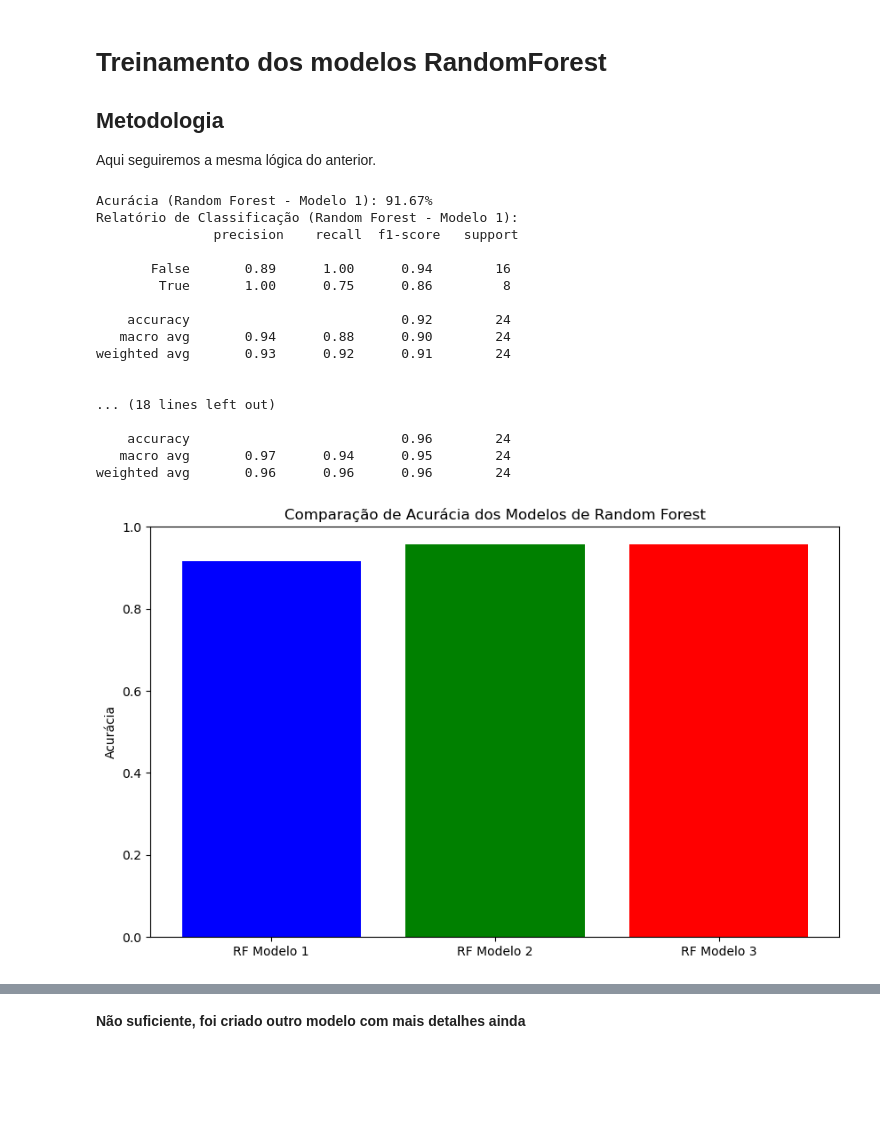
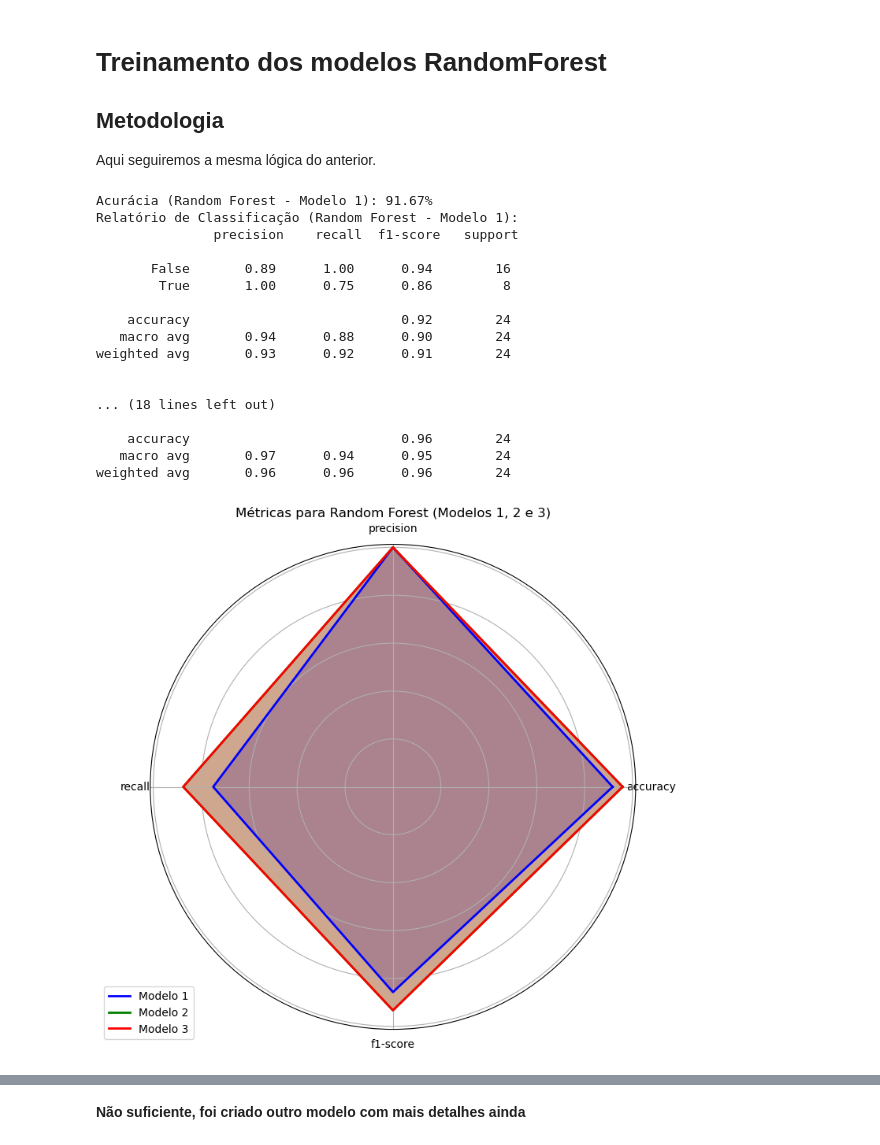
Before and after one commit to joaquimchianca/predict-nba-player-score, a Jupyter notebook: projeto_joaquim_chianca.ipynb, the cells around one changed output, grey strips where cells are left out. Cells and saved outputs as stored; diff of their text form; code cells hidden in the pictures; blank space fills up the shorter version.

```diff
--- a/projeto_joaquim_chianca.ipynb
+++ b/projeto_joaquim_chianca.ipynb
@@ -356,31 +434,74 @@ y_pred_rf_3 = rf_model_3.predict(X_test)
 accuracy_rf_3 = accuracy_score(y_test, y_pred_rf_3)
 classification_rep_rf_3 = classification_report(y_test, y_pred_rf_3)
 
 print(f"\nAcurácia (Random Forest - Modelo 3): {accuracy_rf_3 * 100:.2f}%")
 print("Relatório de Classificação (Random Forest - Modelo 3):\n", classification_rep_rf_3)
 
+metrics_rf_1 = {}
+metrics_rf_2 = {}
+metrics_rf_3 = {}
+
+for model_num, (accuracy, classification_rep, metrics_dict) in enumerate([
+    (accuracy_rf_1, classification_rep_rf_1, metrics_rf_1),
+    (accuracy_rf_2, classification_rep_rf_2, metrics_rf_2),
+    (accuracy_rf_3, classification_rep_rf_3, metrics_rf_3)
+], start=1):
+    metrics_dict['accuracy'] = accuracy
+    report = classification_report(y_test, eval(f'y_pred_rf_{model_num}'), output_dict=True)
+    metrics_dict['precision'] = report['True']['precision']
+    metrics_dict['recall'] = report['True']['recall']
+    metrics_dict['f1-score'] = report['True']['f1-score']
+
+categories = ['accuracy', 'precision', 'recall', 'f1-score']
+values_rf_1 = list(metrics_rf_1.values())
+values_rf_2 = list(metrics_rf_2.values())
+values_rf_3 = list(metrics_rf_3.values())
+
+values_rf_1.append(values_rf_1[0])
+values_rf_2.append(values_rf_2[0])
+values_rf_3.append(values_rf_3[0])
+
+fig, ax = plt.subplots(figsize=(8, 8), subplot_kw=dict(polar=True))
+ax.set_title('Métricas para Random Forest (Modelos 1, 2 e 3)')
+
+angles = np.linspace(0, 2 * np.pi, len(categories), endpoint=False).tolist()
+angles += angles[:1]
+
+ax.plot(angles, values_rf_1, 'b-', linewidth=2, label='Modelo 1')
+ax.fill(angles, values_rf_1, 'b', alpha=0.25)
+ax.plot(angles, values_rf_2, 'g-', linewidth=2, label='Modelo 2')
+ax.fill(angles, values_rf_2, 'g', alpha=0.25)
+ax.plot(angles, values_rf_3, 'r-', linewidth=2, label='Modelo 3')
+ax.fill(angles, values_rf_3, 'r', alpha=0.25)
+
+ax.set_yticklabels([])
+ax.set_xticks(angles[:-1])
+ax.set_xticklabels(categories)
+
+ax.legend(loc='upper right', bbox_to_anchor=(0.1, 0.1))
+
 plt.figure(figsize=(10, 6))
 plt.bar(['RF Modelo 1', 'RF Modelo 2', 'RF Modelo 3'], [accuracy_rf_1, accuracy_rf_2, accuracy_rf_3], color=['blue', 'green', 'red'])
 plt.title('Comparação de Acurácia dos Modelos de Random Forest')
 plt.ylabel('Acurácia')
 plt.ylim(0, 1)
 plt.show()
 # %% [output]
 Acurácia (Random Forest - Modelo 1): 91.67%
 Relatório de Classificação (Random Forest - Modelo 1):
                precision    recall  f1-score   support
 
        False       0.89      1.00      0.94        16
         True       1.00      0.75      0.86         8
 
     accuracy                           0.92        24
    macro avg       0.94      0.88      0.90        24
 weighted avg       0.93      0.92      0.91        24
 
 
 ... (18 lines left out)
 
     accuracy                           0.96        24
    macro avg       0.97      0.94      0.95        24
 weighted avg       0.96      0.96      0.96        24
-[figure, old version]
+[figure, new version]
```
Also changed, not shown: parts of 8 cells of this notebook.
